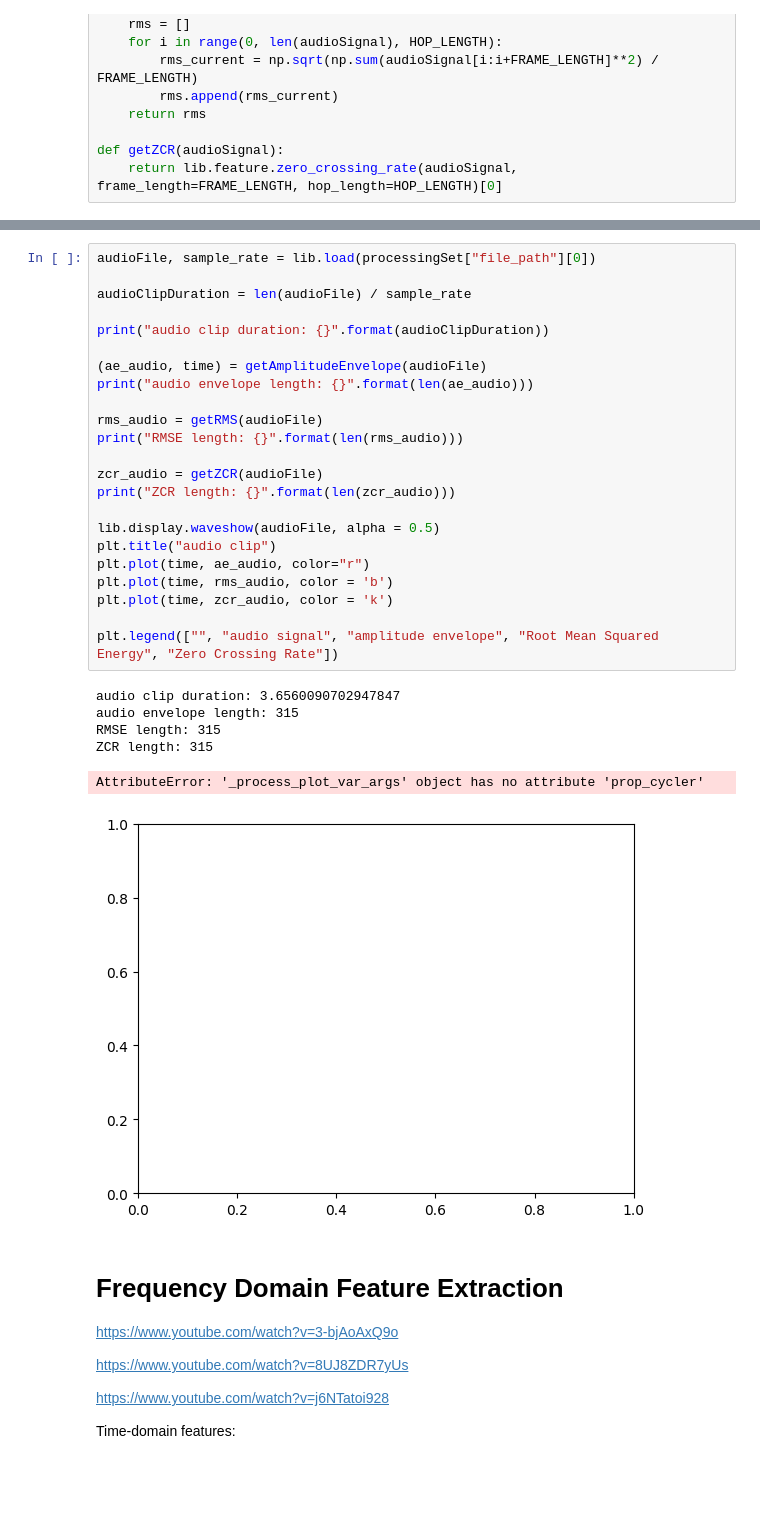
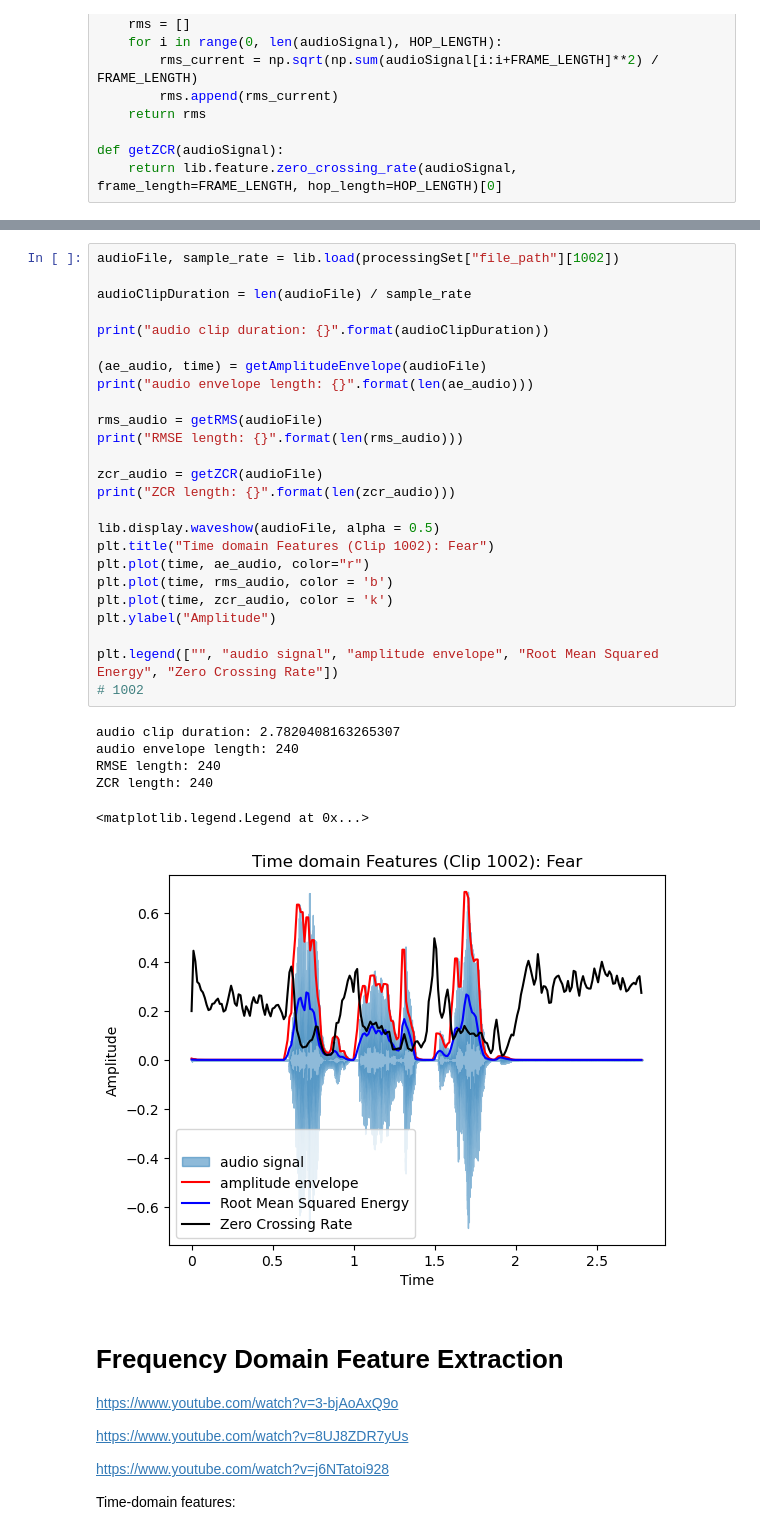
Before and after one commit to Andrew-JG-Ha/BERSt_Vocal_Emotion_Recognition, a Jupyter notebook: models/DataProcessing.ipynb, the cells around one changed output, grey strips where cells are left out. Cells and saved outputs as stored; diff of their text form; blank space fills up the shorter version.

```diff
--- a/models/DataProcessing.ipynb
+++ b/models/DataProcessing.ipynb
@@ -126,35 +126,37 @@ ipd.Audio(processingSet["file_path"][0])
 # %% [output]
 [interactive output not drawn]
 # %%
-audioFile, sample_rate = lib.load(processingSet["file_path"][0])
+audioFile, sample_rate = lib.load(processingSet["file_path"][1002])
 
 audioClipDuration = len(audioFile) / sample_rate
 
 print("audio clip duration: {}".format(audioClipDuration))
 
 (ae_audio, time) = getAmplitudeEnvelope(audioFile)
 print("audio envelope length: {}".format(len(ae_audio)))
 
 rms_audio = getRMS(audioFile)
 print("RMSE length: {}".format(len(rms_audio)))
 
 zcr_audio = getZCR(audioFile)
 print("ZCR length: {}".format(len(zcr_audio)))
 
 lib.display.waveshow(audioFile, alpha = 0.5)
-plt.title("audio clip")
+plt.title("Time domain Features (Clip 1002): Fear")
 plt.plot(time, ae_audio, color="r")
 plt.plot(time, rms_audio, color = 'b')
 plt.plot(time, zcr_audio, color = 'k')
+plt.ylabel("Amplitude")
 
 plt.legend(["", "audio signal", "amplitude envelope", "Root Mean Squared Energy", "Zero Crossing Rate"])
+# 1002
 # %% [output]
-audio clip duration: 3.6560090702947847
-audio envelope length: 315
-RMSE length: 315
-ZCR length: 315
+audio clip duration: 2.7820408163265307
+audio envelope length: 240
+RMSE length: 240
+ZCR length: 240
-AttributeError: '_process_plot_var_args' object has no attribute 'prop_cycler'
+<matplotlib.legend.Legend at 0x...>
-[figure, old version]
+[figure, new version]
 # %% [markdown]
 Frequency Domain Feature Extraction
 =========
```
